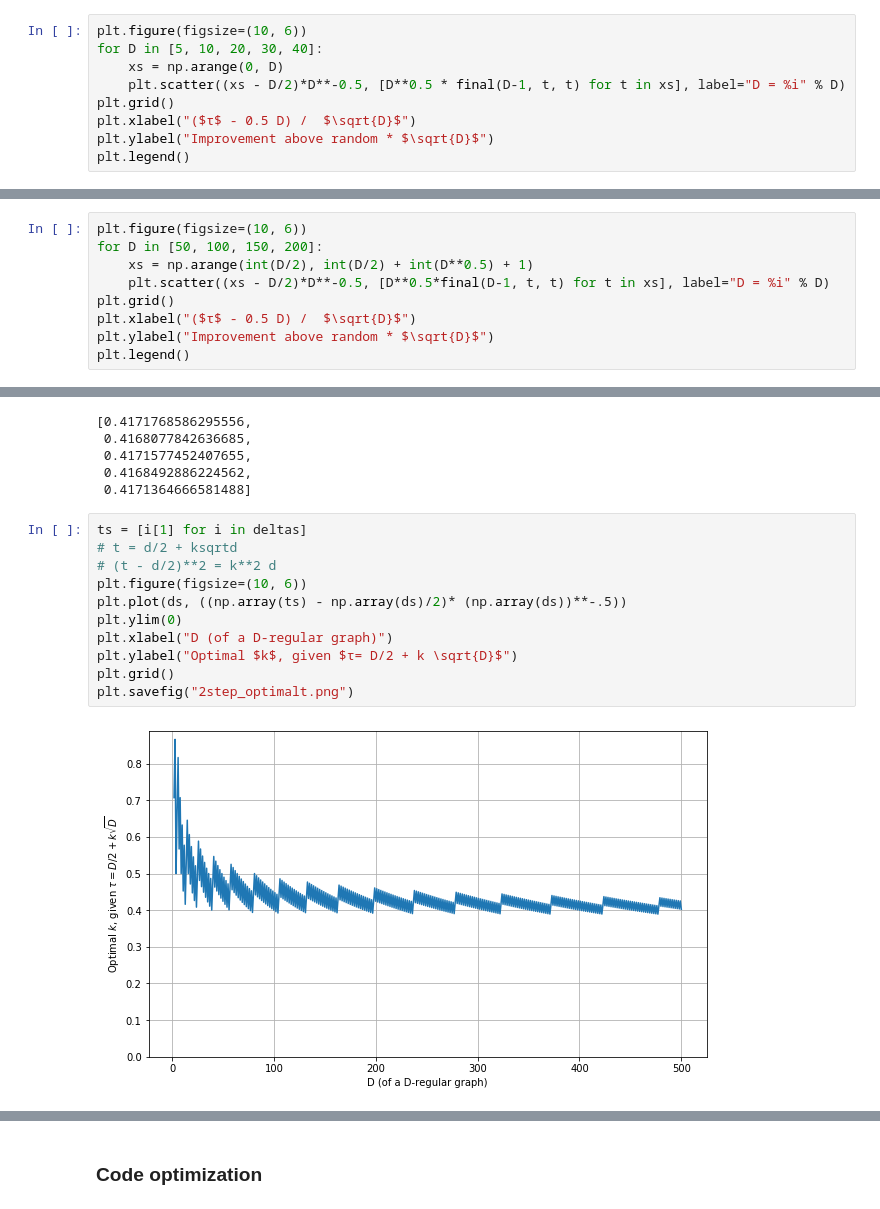
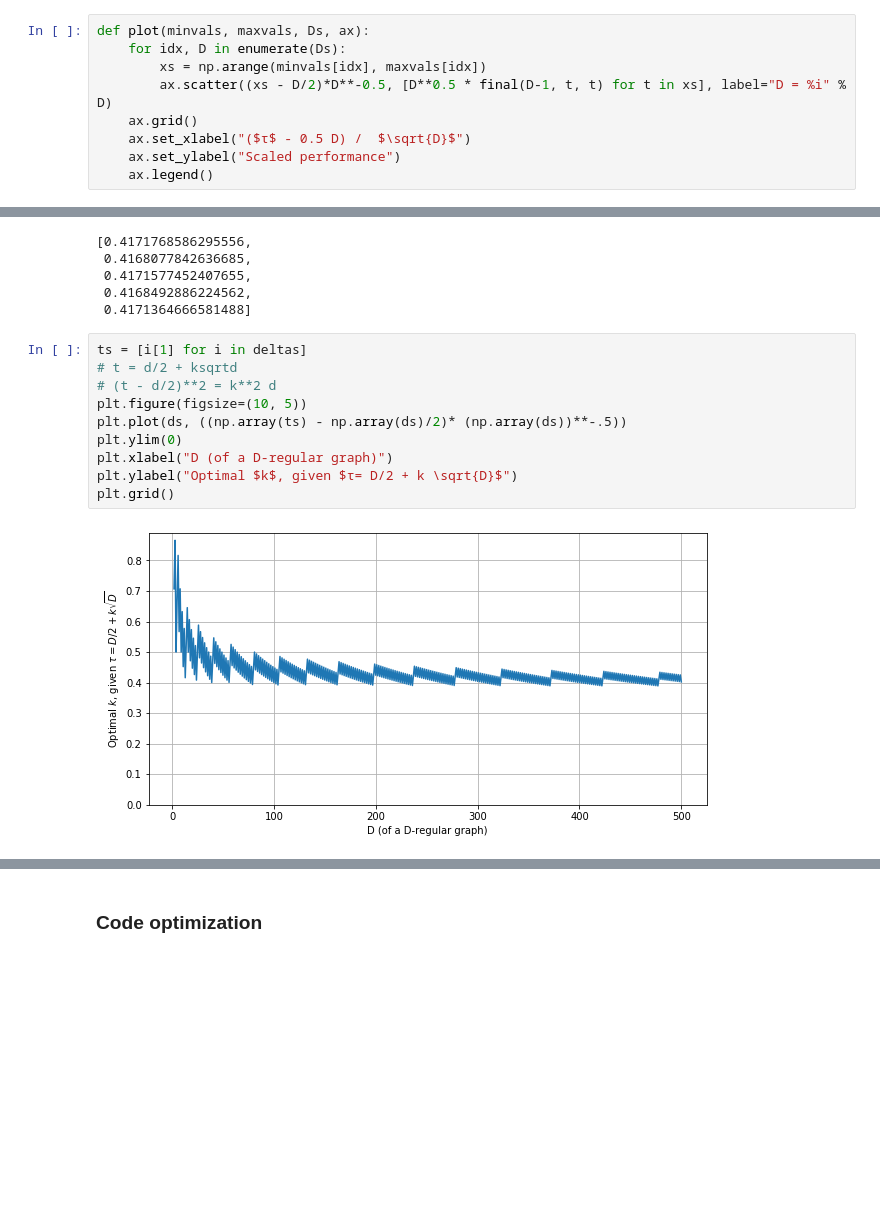
Before and after one commit to marwahaha/qaoa-local-competitors, a Jupyter notebook: 2-step-comparison.ipynb, the cells around one changed output, grey strips where cells are left out. Drawn from its saved outputs; the diff is of its cells as text; blank space fills up the shorter version.

```diff
--- a/2-step-comparison.ipynb
+++ b/2-step-comparison.ipynb
@@ -97,11 +96,11 @@ Let's confirm the best range of threshold. Notice the pattern in optimal thresho
 # %% [markdown]
 TODO include this in the paper
 # %%
-plt.figure(figsize=(10, 6))
-for D in [5, 10, 20, 30, 40]:
-    xs = np.arange(0, D)
-    plt.scatter((xs - D/2)*D**-0.5, [D**0.5 * final(D-1, t, t) for t in xs], label="D = %i" % D)
-plt.grid()
-plt.xlabel("($τ$ - 0.5 D) /  $\sqrt{D}$")
-plt.ylabel("Improvement above random * $\sqrt{D}$")
-plt.legend()
+def plot(minvals, maxvals, Ds, ax):
+    for idx, D in enumerate(Ds):
+        xs = np.arange(minvals[idx], maxvals[idx])
+        ax.scatter((xs - D/2)*D**-0.5, [D**0.5 * final(D-1, t, t) for t in xs], label="D = %i" % D)
+    ax.grid()
+    ax.set_xlabel("($τ$ - 0.5 D) /  $\sqrt{D}$")
+    ax.set_ylabel("Scaled performance")
+    ax.legend()
@@ -113,9 +106,0 @@ This gives me confidence that the optimal threshold value is between $D/2$ and $
-# %%
-plt.figure(figsize=(10, 6))
-for D in [50, 100, 150, 200]:
-    xs = np.arange(int(D/2), int(D/2) + int(D**0.5) + 1)
-    plt.scatter((xs - D/2)*D**-0.5, [D**0.5*final(D-1, t, t) for t in xs], label="D = %i" % D)
-plt.grid()
-plt.xlabel("($τ$ - 0.5 D) /  $\sqrt{D}$")
-plt.ylabel("Improvement above random * $\sqrt{D}$")
-plt.legend()
@@ -180,13 +172,12 @@ deltas2[-5:]
 # %%
 ts = [i[1] for i in deltas]
 # t = d/2 + ksqrtd
 # (t - d/2)**2 = k**2 d
-plt.figure(figsize=(10, 6))
+plt.figure(figsize=(10, 5))
 plt.plot(ds, ((np.array(ts) - np.array(ds)/2)* (np.array(ds))**-.5))
 plt.ylim(0)
 plt.xlabel("D (of a D-regular graph)")
 plt.ylabel("Optimal $k$, given $τ= D/2 + k \sqrt{D}$")
 plt.grid()
-plt.savefig("2step_optimalt.png")
 # %% [output]
-[figure, old version]
+[figure, new version]
```
Also changed, not shown: parts of 46 cells of this notebook, 3 other files.
